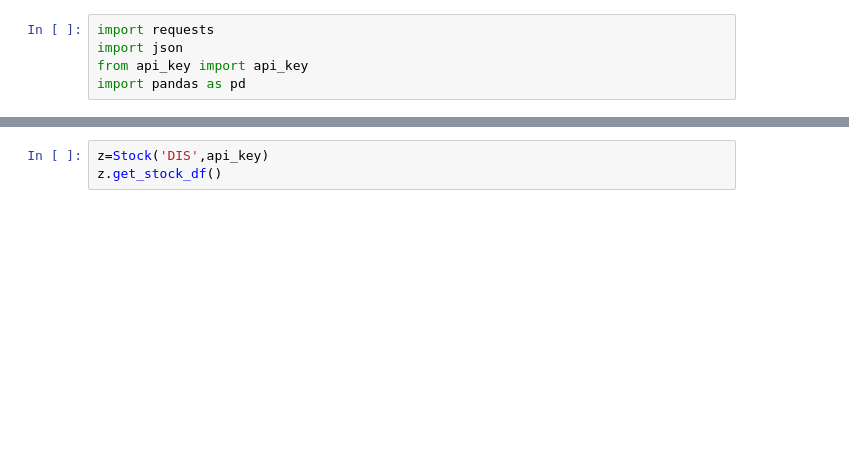
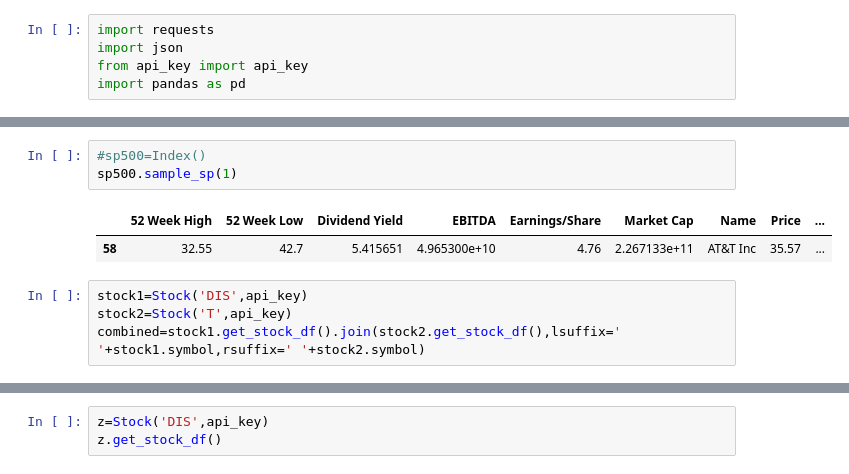
Before and after one commit to jmlarose/Direct-Indexing, a Jupyter notebook: stock_analysis.ipynb, the cells around one changed output, grey strips where cells are left out. Saved outputs shown, nothing was run; the diff lists cells and outputs as text; blank space fills up the shorter version.

```diff
--- a/stock_analysis.ipynb
+++ b/stock_analysis.ipynb
@@ -47,0 +60,10 @@ class Portfolio():
+# %%
+#sp500=Index()
+sp500.sample_sp(1)
+# %% [output]
+|  | 52 Week High | 52 Week Low | Dividend Yield | EBITDA | Earnings/Share | Market Cap | Name | Price | ... |
+| 58 | 32.55 | 42.7 | 5.415651 | 4.965300e+10 | 4.76 | 2.267133e+11 | AT&T Inc | 35.57 | ... |
+# %%
+stock1=Stock('DIS',api_key)
+stock2=Stock('T',api_key)
+combined=stock1.get_stock_df().join(stock2.get_stock_df(),lsuffix=' '+stock1.symbol,rsuffix=' '+stock2.symbol)
```
Also changed, not shown: parts of 6 cells of this notebook.
